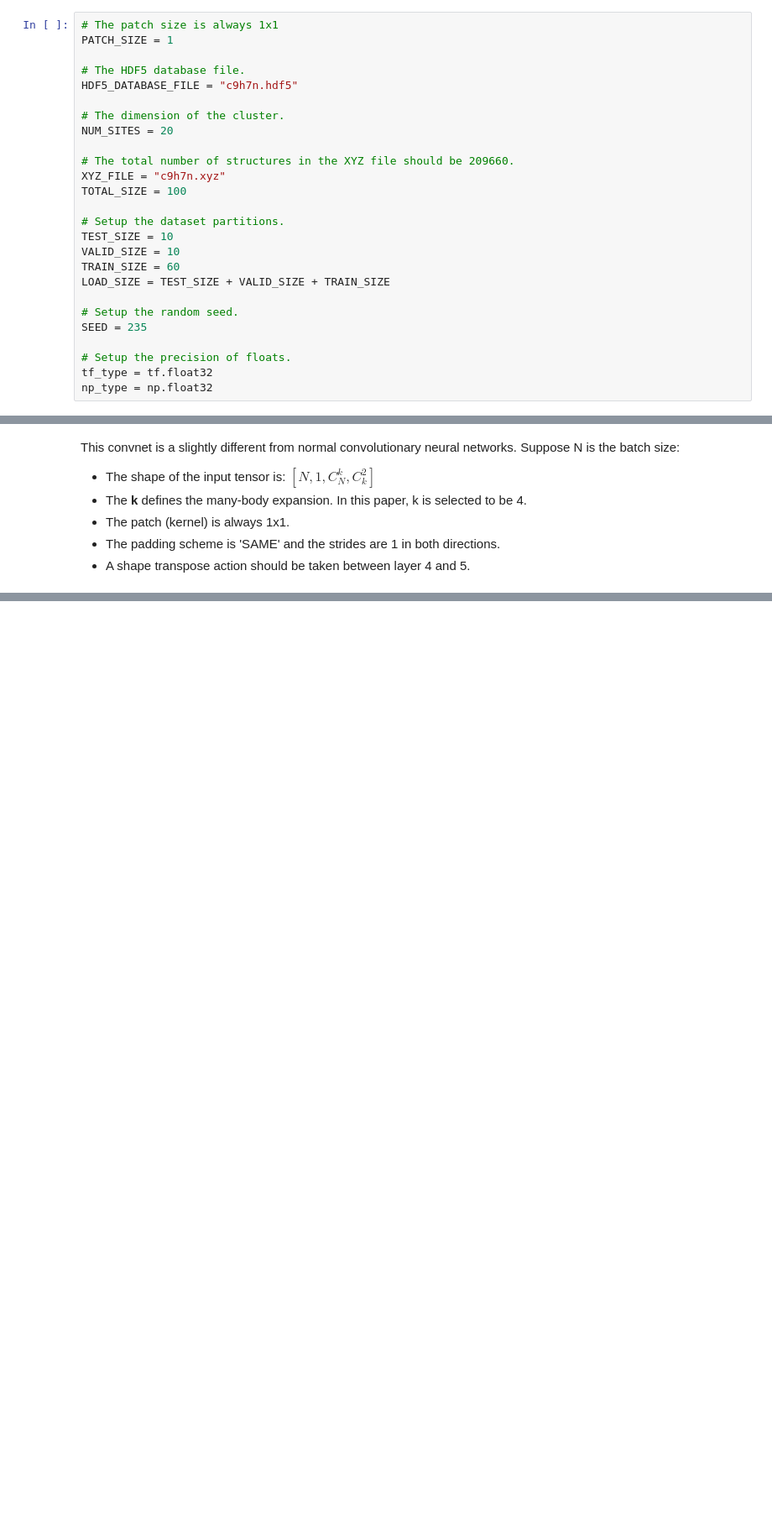
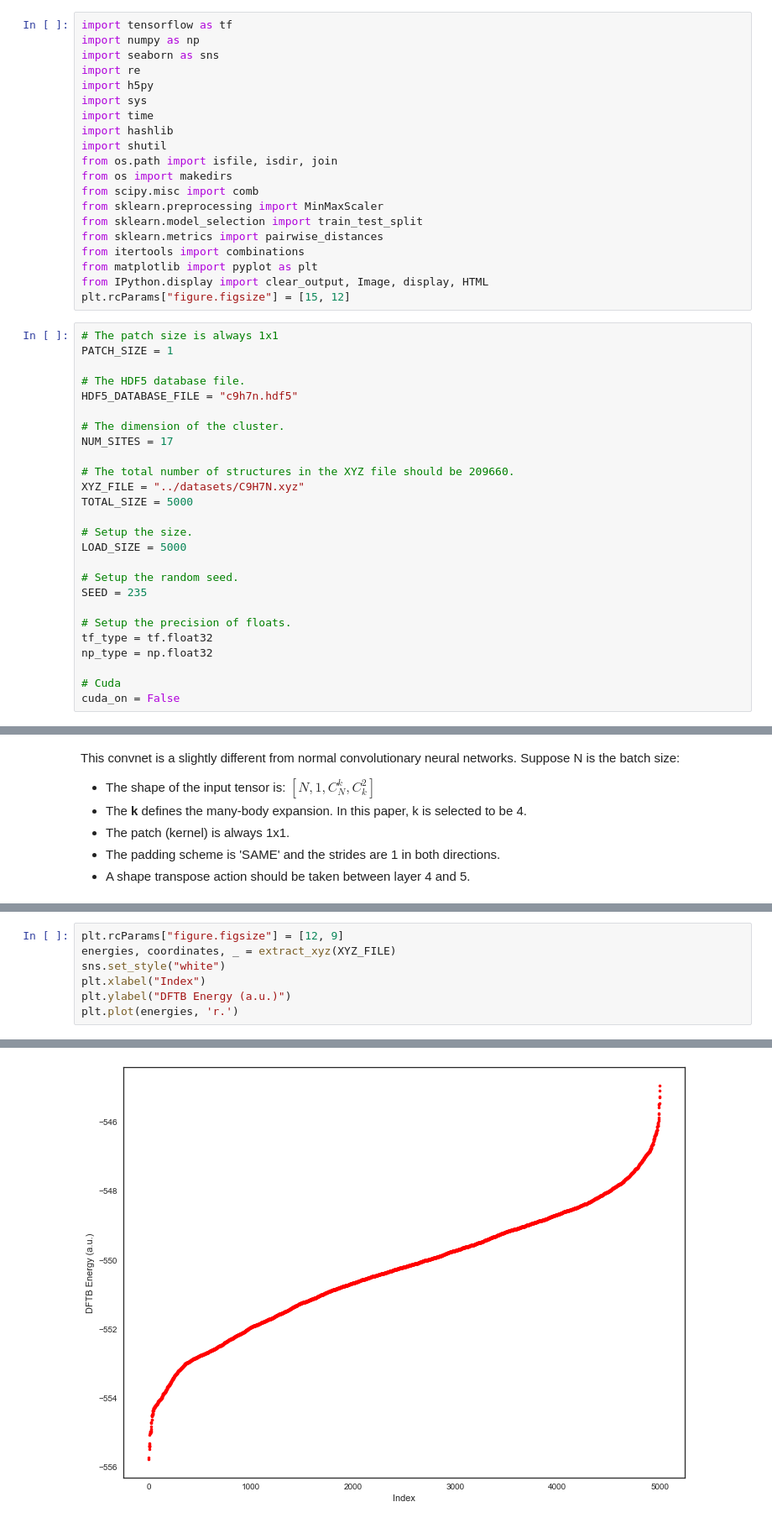
Before and after one commit to Bismarrck/kcon, a Jupyter notebook: mbenn/zhai_mbenn.ipynb, the cells around one changed output, grey strips where cells are left out. Shown: that part at 84% size. Saved outputs shown, nothing was run; the diff lists cells and outputs as text; blank space fills up the shorter version.

Commit message:
The implementation is updated. I still need to figure out how to make this network converge.

```diff
--- a/mbenn/zhai_mbenn.ipynb
+++ b/mbenn/zhai_mbenn.ipynb
@@ -26,3 +27,23 @@ import numpy as np
+# %%
+import tensorflow as tf
+import numpy as np
+import seaborn as sns
+import re
+import h5py
+import sys
+import time
+import hashlib
+import shutil
+from os.path import isfile, isdir, join
+from os import makedirs
+from scipy.misc import comb
+from sklearn.preprocessing import MinMaxScaler
+from sklearn.model_selection import train_test_split
+from sklearn.metrics import pairwise_distances
+from itertools import combinations
+from matplotlib import pyplot as plt
+from IPython.display import clear_output, Image, display, HTML
+plt.rcParams["figure.figsize"] = [15, 12]
 # %%
 # The patch size is always 1x1
 PATCH_SIZE = 1
@@ -31,17 +52,14 @@ PATCH_SIZE = 1
 HDF5_DATABASE_FILE = "c9h7n.hdf5"
 
 # The dimension of the cluster.
-NUM_SITES = 20
+NUM_SITES = 17
 
 # The total number of structures in the XYZ file should be 209660.
-XYZ_FILE = "c9h7n.xyz"
-TOTAL_SIZE = 100
+XYZ_FILE = "../datasets/C9H7N.xyz"
+TOTAL_SIZE = 5000
 
-# Setup the dataset partitions.
-TEST_SIZE = 10
-VALID_SIZE = 10
-TRAIN_SIZE = 60
-LOAD_SIZE = TEST_SIZE + VALID_SIZE + TRAIN_SIZE
+# Setup the size.
+LOAD_SIZE = 5000
 
 # Setup the random seed.
 SEED = 235
@@ -49,3 +67,6 @@ SEED = 235
 # Setup the precision of floats.
 tf_type = tf.float32
 np_type = np.float32
+
+# Cuda
+cuda_on = False
@@ -83,0 +420,8 @@ def variable_summaries(tensor):
+# %%
+plt.rcParams["figure.figsize"] = [12, 9]
+energies, coordinates, _ = extract_xyz(XYZ_FILE)
+sns.set_style("white")
+plt.xlabel("Index")
+plt.ylabel("DFTB Energy (a.u.)")
+plt.plot(energies, 'r.')
+# %% [output]
@@ -83,0 +429 @@ def variable_summaries(tensor):
+[figure, added]
```
Also changed, not shown: parts of 57 cells of this notebook.
